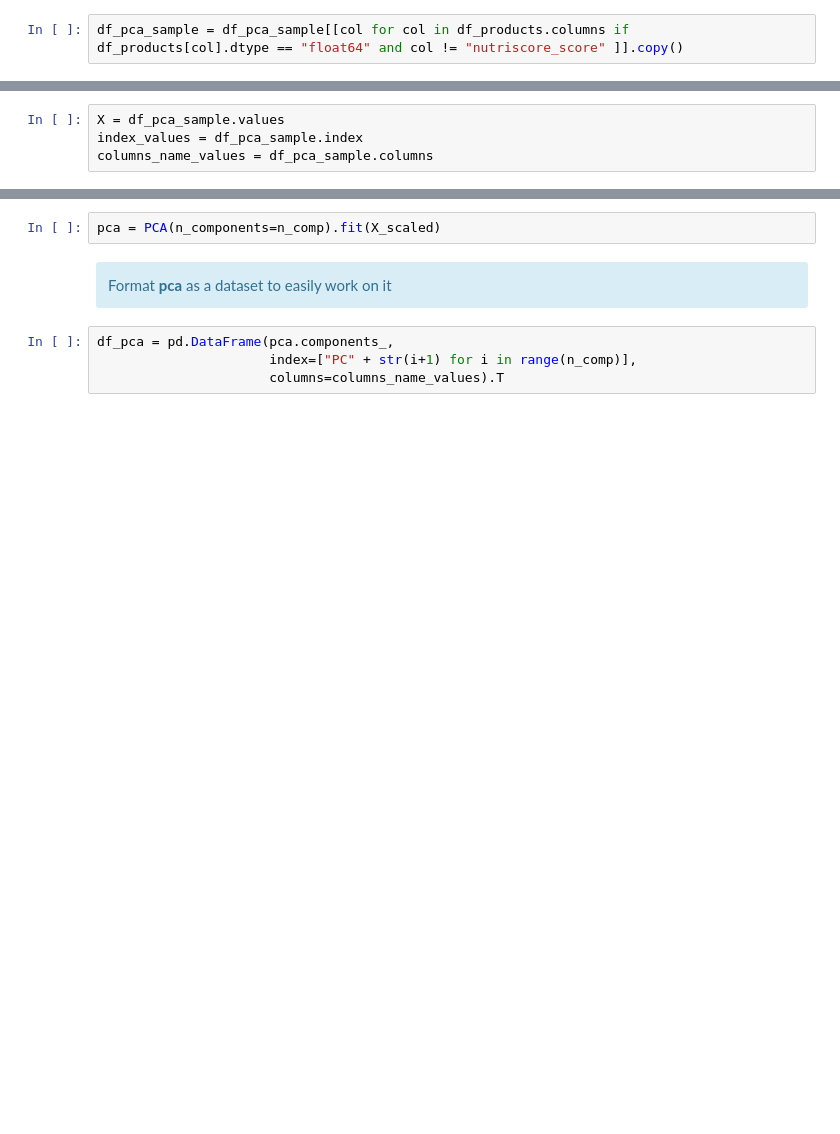
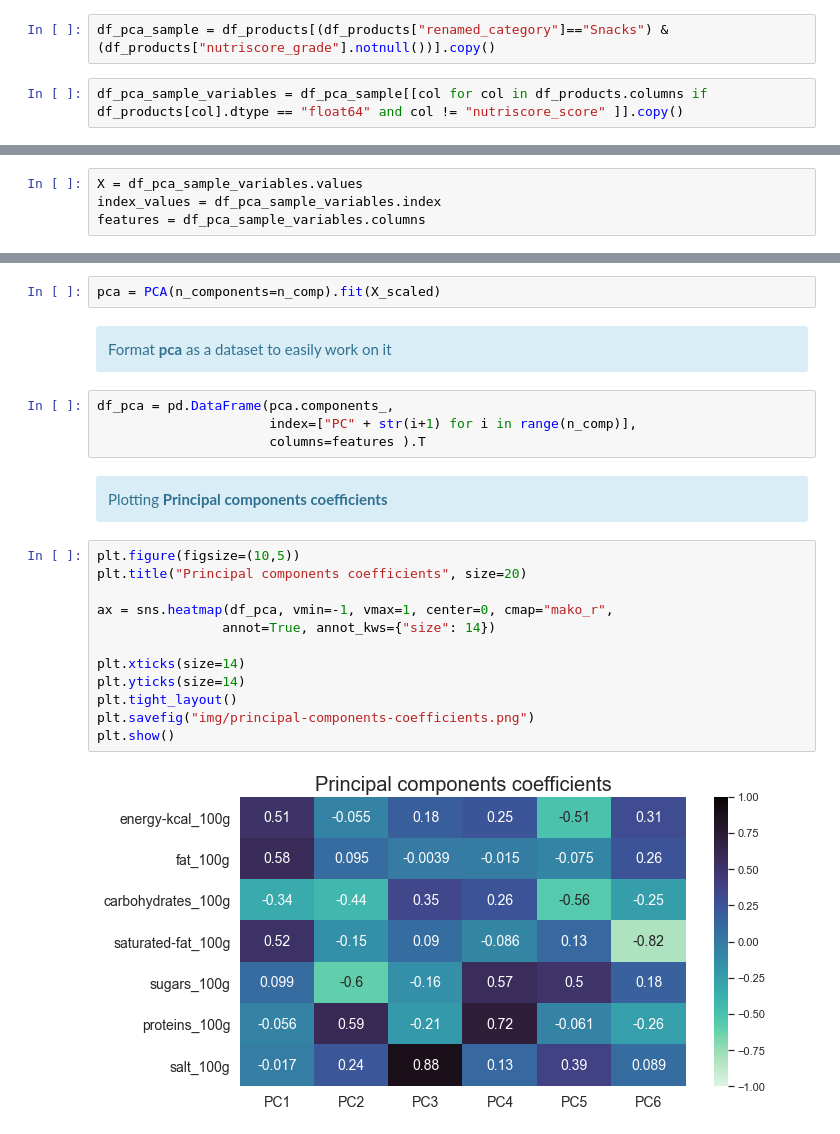
Before and after one commit to samirhinojosa/OC-P3-design-application-public-health, a Jupyter notebook: analysis_notebook.ipynb, the cells around one changed output, grey strips where cells are left out. Cells and saved outputs as stored; diff of their text form; blank space fills up the shorter version.

```diff
--- a/analysis_notebook.ipynb
+++ b/analysis_notebook.ipynb
@@ -1042,3 +1040,5 @@ df_pca_sample = df_products[df_products["renamed_category"] == "Snacks"].copy()
+# %%
+df_pca_sample = df_products[(df_products["renamed_category"]=="Snacks") & (df_products["nutriscore_grade"].notnull())].copy()
 # %%
-df_pca_sample = df_pca_sample[[col for col in df_products.columns if df_products[col].dtype == "float64" and col != "nutriscore_score" ]].copy()
+df_pca_sample_variables = df_pca_sample[[col for col in df_products.columns if df_products[col].dtype == "float64" and col != "nutriscore_score" ]].copy()
 # %%
@@ -1061,9 +1061,9 @@ n_comp = 6
    Transforming dataframe into numpy array and keep the columns index and name
 </div>
 # %%
-X = df_pca_sample.values
-index_values = df_pca_sample.index
-columns_name_values = df_pca_sample.columns
+X = df_pca_sample_variables.values
+index_values = df_pca_sample_variables.index
+features = df_pca_sample_variables.columns
 # %% [markdown]
 <div class="alert alert-block alert-info">
    Data standardization
@@ -1083,4 +1083,22 @@ pca = PCA(n_components=n_comp).fit(X_scaled)
 # %%
 df_pca = pd.DataFrame(pca.components_,
                       index=["PC" + str(i+1) for i in range(n_comp)],
-                      columns=columns_name_values).T
+                      columns=features ).T
+# %% [markdown]
+<div class="alert alert-block alert-info">
+    Plotting <b>Principal components coefficients</b>
+</div>
+# %%
+plt.figure(figsize=(10,5))
+plt.title("Principal components coefficients", size=20)
+
+ax = sns.heatmap(df_pca, vmin=-1, vmax=1, center=0, cmap="mako_r",
+                annot=True, annot_kws={"size": 14})
+
+plt.xticks(size=14)
+plt.yticks(size=14)
+plt.tight_layout()
+plt.savefig("img/principal-components-coefficients.png")
+plt.show()
+# %% [output]
+[figure, added]
```
Also changed, not shown: parts of 25 cells of this notebook, 19 other files.
